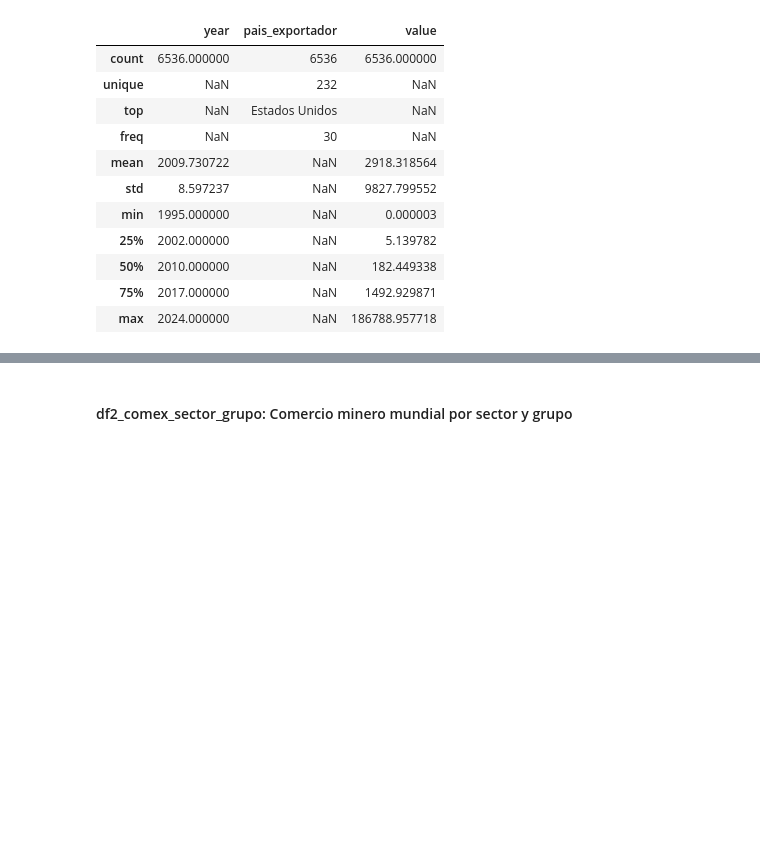
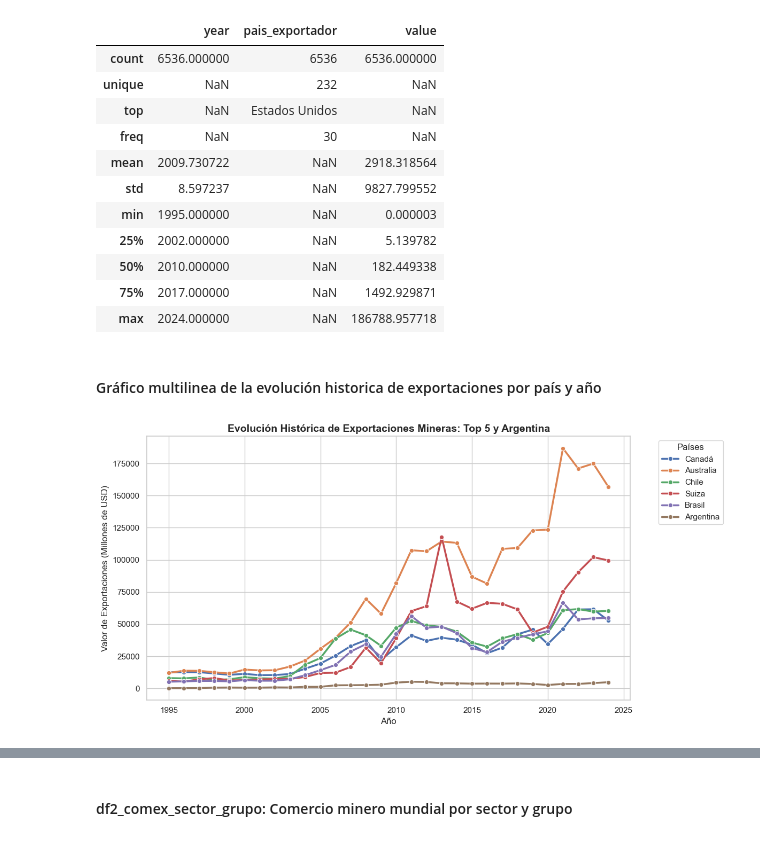
Before and after one commit to enzomelian10/AprendizajeAutomatico_PolitecnicoMA_EnzoMelian, a Jupyter notebook: proyecto_parcial/notebooks/AprendizajeAutomaticoParcial.ipynb, the cells around one changed output, grey strips where cells are left out. Drawn from its saved outputs; the diff is of its cells as text; code cells hidden in the pictures; blank space fills up the shorter version.

```diff
--- a/proyecto_parcial/notebooks/AprendizajeAutomaticoParcial.ipynb
+++ b/proyecto_parcial/notebooks/AprendizajeAutomaticoParcial.ipynb
@@ -51,3 +52,40 @@ Descripción estadística de df1_expo_pais:
 | 50% | 2010.000000 | NaN | 182.449338 |
 | 75% | 2017.000000 | NaN | 1492.929871 |
 | max | 2024.000000 | NaN | 186788.957718 |
+# %% [markdown]
+#### Gráfico multilinea de la evolución historica de exportaciones por país y año
+# %%
+#Identificar el Top 5 de países con mayor volumen histórico acumulado
+top_5_paises = df1_expo_pais.groupby('pais_exportador')['value'].sum().nlargest(5).index.tolist()
+
+#Se suma Argentina al Top 5 si es que no estaba presente
+pais_extra = "Argentina"
+if pais_extra not in top_5_paises:
+    top_5_paises.append(pais_extra)
+
+#Filtro en el dataset para que solo tenga esos países
+df_filtrado = df1_expo_pais[df1_expo_pais['pais_exportador'].isin(top_5_paises)]
+
+plt.figure(figsize=(12, 6))
+sns.set_theme(style="whitegrid")
+
+#Gráfico multilínea
+sns.lineplot(
+    data=df_filtrado,
+    x='year',
+    y='value',
+    hue='pais_exportador',
+    marker='o',
+    linewidth=2.5
+)
+
+plt.title('Evolución Histórica de Exportaciones Mineras: Top 5 y Argentina', fontsize=14, fontweight='bold')
+plt.xlabel('Año', fontsize=12)
+plt.ylabel('Valor de Exportaciones (Millones de USD)', fontsize=12)
+
+plt.legend(title='Países', bbox_to_anchor=(1.05, 1), loc='upper left')
+
+plt.tight_layout()
+plt.show()
+# %% [output]
+[figure, added]
```
Also changed, not shown: parts of 22 cells of this notebook, 1 other file.
